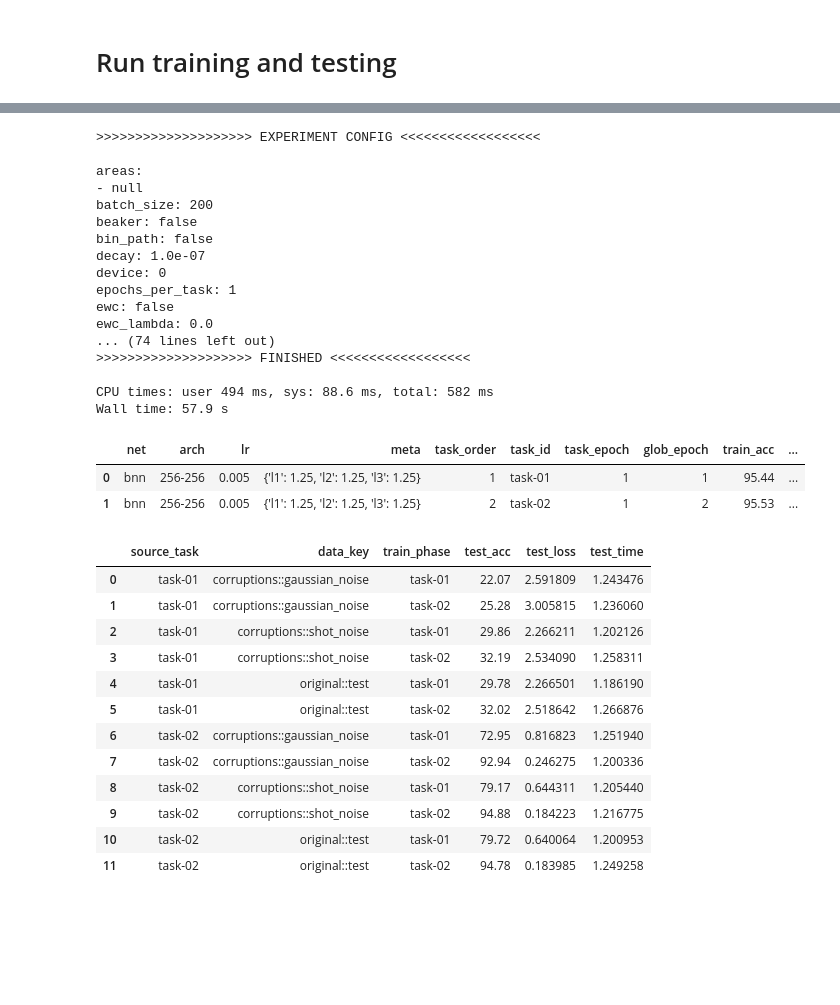
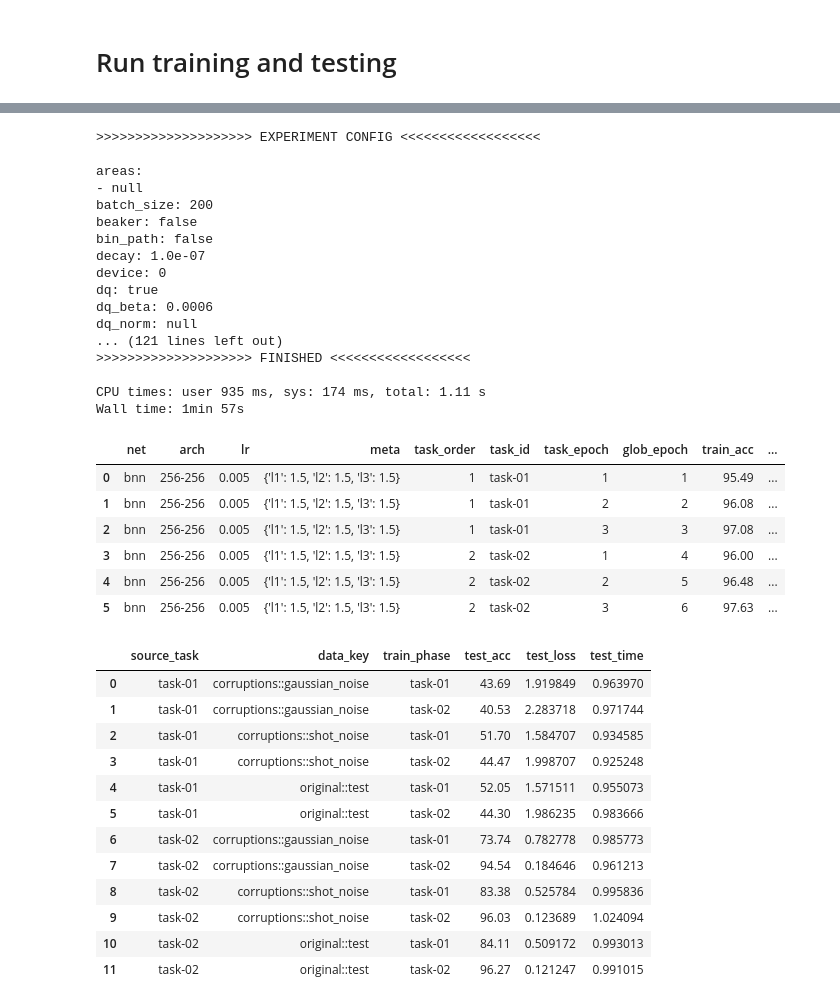
Before and after one commit to tuanpham96/bnn-cf-vs-robust, a Jupyter notebook: notebooks/exp1-test-pmnist-robustness.ipynb, the cells around one changed output, grey strips where cells are left out. Saved outputs shown, nothing was run; the diff lists cells and outputs as text; code cells hidden in the pictures; blank space fills up the shorter version.

```diff
--- a/notebooks/exp1-test-pmnist-robustness.ipynb
+++ b/notebooks/exp1-test-pmnist-robustness.ipynb
@@ -120,11 +155,15 @@ torch.__version__
 !python -W ignore src/pmnist_robustness_main.py \
     --input data/input/pmnist_robustness_test/metadata.yaml \
     --hidden-layers 256 256 \
-    --meta 1.25 \
-    --decay 1e-7 \
-    --epochs-per-task 1 \
+    --meta 1.5 \
+    --epochs-per-task 3 \
+    --lr 0.005 --decay 1e-7 \
+    --dq --dq-beta 6e-4 \
     --batch-size 200 \
+    --test-corruption \
+    --test-adversarial \
     --num-workers 1 \
+    --save-path data/output/test \
     --output-name pmnist_robustness_test
 # %% [output]
 >>>>>>>>>>>>>>>>>>>> EXPERIMENT CONFIG <<<<<<<<<<<<<<<<<<
@@ -136,35 +175,39 @@ beaker: false
 bin_path: false
 decay: 1.0e-07
 device: 0
-epochs_per_task: 1
-ewc: false
-ewc_lambda: 0.0
-... (74 lines left out)
+dq: true
+dq_beta: 0.0006
+dq_norm: null
+... (121 lines left out)
 >>>>>>>>>>>>>>>>>>>> FINISHED <<<<<<<<<<<<<<<<<<
 
-CPU times: user 494 ms, sys: 88.6 ms, total: 582 ms
-Wall time: 57.9 s
+CPU times: user 935 ms, sys: 174 ms, total: 1.11 s
+Wall time: 1min 57s
 # %%
 import pandas as pd
 # %%
-pd.read_csv('data/output/pmnist_robustness_test/perf_forget.csv')
+pd.read_csv('data/output/test/pmnist_robustness_test/perf_forget.csv')
 # %% [output]
 |  | net | arch | lr | meta | task_order | task_id | task_epoch | glob_epoch | train_acc | ... |
-| 0 | bnn | 256-256 | 0.005 | {'l1': 1.25, 'l2': 1.25, 'l3': 1.25} | 1 | task-01 | 1 | 1 | 95.44 | ... |
-| 1 | bnn | 256-256 | 0.005 | {'l1': 1.25, 'l2': 1.25, 'l3': 1.25} | 2 | task-02 | 1 | 2 | 95.53 | ... |
+| 0 | bnn | 256-256 | 0.005 | {'l1': 1.5, 'l2': 1.5, 'l3': 1.5} | 1 | task-01 | 1 | 1 | 95.49 | ... |
+| 1 | bnn | 256-256 | 0.005 | {'l1': 1.5, 'l2': 1.5, 'l3': 1.5} | 1 | task-01 | 2 | 2 | 96.08 | ... |
+| 2 | bnn | 256-256 | 0.005 | {'l1': 1.5, 'l2': 1.5, 'l3': 1.5} | 1 | task-01 | 3 | 3 | 97.08 | ... |
+| 3 | bnn | 256-256 | 0.005 | {'l1': 1.5, 'l2': 1.5, 'l3': 1.5} | 2 | task-02 | 1 | 4 | 96.00 | ... |
+| 4 | bnn | 256-256 | 0.005 | {'l1': 1.5, 'l2': 1.5, 'l3': 1.5} | 2 | task-02 | 2 | 5 | 96.48 | ... |
+| 5 | bnn | 256-256 | 0.005 | {'l1': 1.5, 'l2': 1.5, 'l3': 1.5} | 2 | task-02 | 3 | 6 | 97.63 | ... |
 # %%
-pd.read_csv('data/output/pmnist_robustness_test/perf_robust.csv')
+pd.read_csv('data/output/test/pmnist_robustness_test/perf_robust.csv')
 # %% [output]
 |  | source_task | data_key | train_phase | test_acc | test_loss | test_time |
-| 0 | task-01 | corruptions::gaussian_noise | task-01 | 22.07 | 2.591809 | 1.243476 |
-| 1 | task-01 | corruptions::gaussian_noise | task-02 | 25.28 | 3.005815 | 1.236060 |
-| 2 | task-01 | corruptions::shot_noise | task-01 | 29.86 | 2.266211 | 1.202126 |
-| 3 | task-01 | corruptions::shot_noise | task-02 | 32.19 | 2.534090 | 1.258311 |
-| 4 | task-01 | original::test | task-01 | 29.78 | 2.266501 | 1.186190 |
-| 5 | task-01 | original::test | task-02 | 32.02 | 2.518642 | 1.266876 |
-| 6 | task-02 | corruptions::gaussian_noise | task-01 | 72.95 | 0.816823 | 1.251940 |
-| 7 | task-02 | corruptions::gaussian_noise | task-02 | 92.94 | 0.246275 | 1.200336 |
-| 8 | task-02 | corruptions::shot_noise | task-01 | 79.17 | 0.644311 | 1.205440 |
-| 9 | task-02 | corruptions::shot_noise | task-02 | 94.88 | 0.184223 | 1.216775 |
-| 10 | task-02 | original::test | task-01 | 79.72 | 0.640064 | 1.200953 |
-| 11 | task-02 | original::test | task-02 | 94.78 | 0.183985 | 1.249258 |
+| 0 | task-01 | corruptions::gaussian_noise | task-01 | 43.69 | 1.919849 | 0.963970 |
+| 1 | task-01 | corruptions::gaussian_noise | task-02 | 40.53 | 2.283718 | 0.971744 |
+| 2 | task-01 | corruptions::shot_noise | task-01 | 51.70 | 1.584707 | 0.934585 |
+| 3 | task-01 | corruptions::shot_noise | task-02 | 44.47 | 1.998707 | 0.925248 |
+| 4 | task-01 | original::test | task-01 | 52.05 | 1.571511 | 0.955073 |
+| 5 | task-01 | original::test | task-02 | 44.30 | 1.986235 | 0.983666 |
+| 6 | task-02 | corruptions::gaussian_noise | task-01 | 73.74 | 0.782778 | 0.985773 |
+| 7 | task-02 | corruptions::gaussian_noise | task-02 | 94.54 | 0.184646 | 0.961213 |
+| 8 | task-02 | corruptions::shot_noise | task-01 | 83.38 | 0.525784 | 0.995836 |
+| 9 | task-02 | corruptions::shot_noise | task-02 | 96.03 | 0.123689 | 1.024094 |
+| 10 | task-02 | original::test | task-01 | 84.11 | 0.509172 | 0.993013 |
+| 11 | task-02 | original::test | task-02 | 96.27 | 0.121247 | 0.991015 |
```
Also changed, not shown: parts of 10 cells of this notebook, 4 other files.
